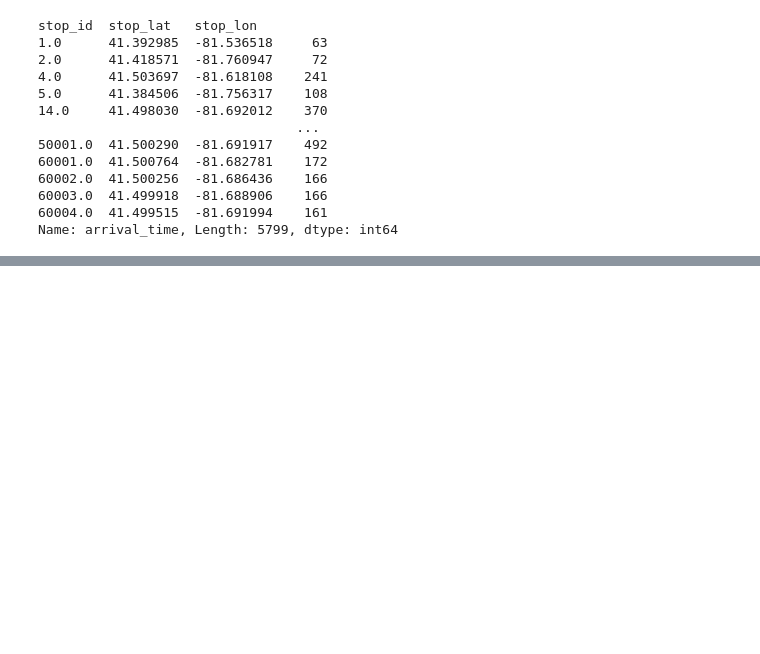
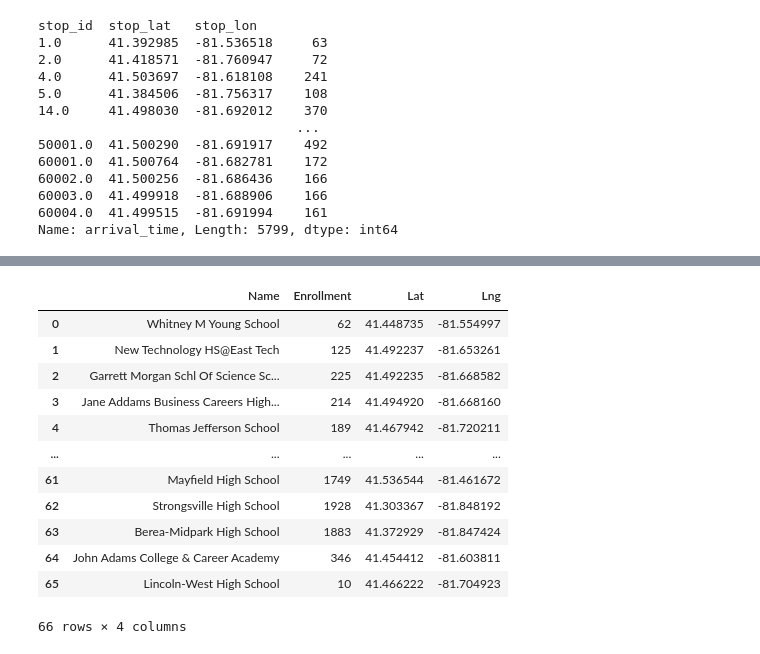
Before and after one commit to tanazimmer/Project1, a Jupyter notebook: bob_test.ipynb, the cells around one changed output, grey strips where cells are left out. Cells and saved outputs as stored; diff of their text form; code cells hidden in the pictures; blank space fills up the shorter version.

```diff
--- a/bob_test.ipynb
+++ b/bob_test.ipynb
@@ -193,0 +195,19 @@ TraitError: Element of the 'location' trait of a Marker instance must be a valid
+# %%
+#Bring in official RTA list of Universities it has bus routes for
+highschool = "Resources/highschools.csv"
+highschool_df = pd.read_csv(highschool)
+highschool_df
+# %% [output]
+|  | Name | Enrollment | Lat | Lng |
+| 0 | Whitney M Young School | 62 | 41.448735 | -81.554997 |
+| 1 | New Technology HS@East Tech | 125 | 41.492237 | -81.653261 |
+| 2 | Garrett Morgan Schl Of Science Sc... | 225 | 41.492235 | -81.668582 |
+| 3 | Jane Addams Business Careers High... | 214 | 41.494920 | -81.668160 |
+| 4 | Thomas Jefferson School | 189 | 41.467942 | -81.720211 |
+| ... | ... | ... | ... | ... |
+| 61 | Mayfield High School | 1749 | 41.536544 | -81.461672 |
+| 62 | Strongsville High School | 1928 | 41.303367 | -81.848192 |
+| 63 | Berea-Midpark High School | 1883 | 41.372929 | -81.847424 |
+| 64 | John Adams College & Career Academy | 346 | 41.454412 | -81.603811 |
+| 65 | Lincoln-West High School | 10 | 41.466222 | -81.704923 |
+66 rows × 4 columns
```
Also changed, not shown: parts of 13 cells of this notebook, 2 other files.
